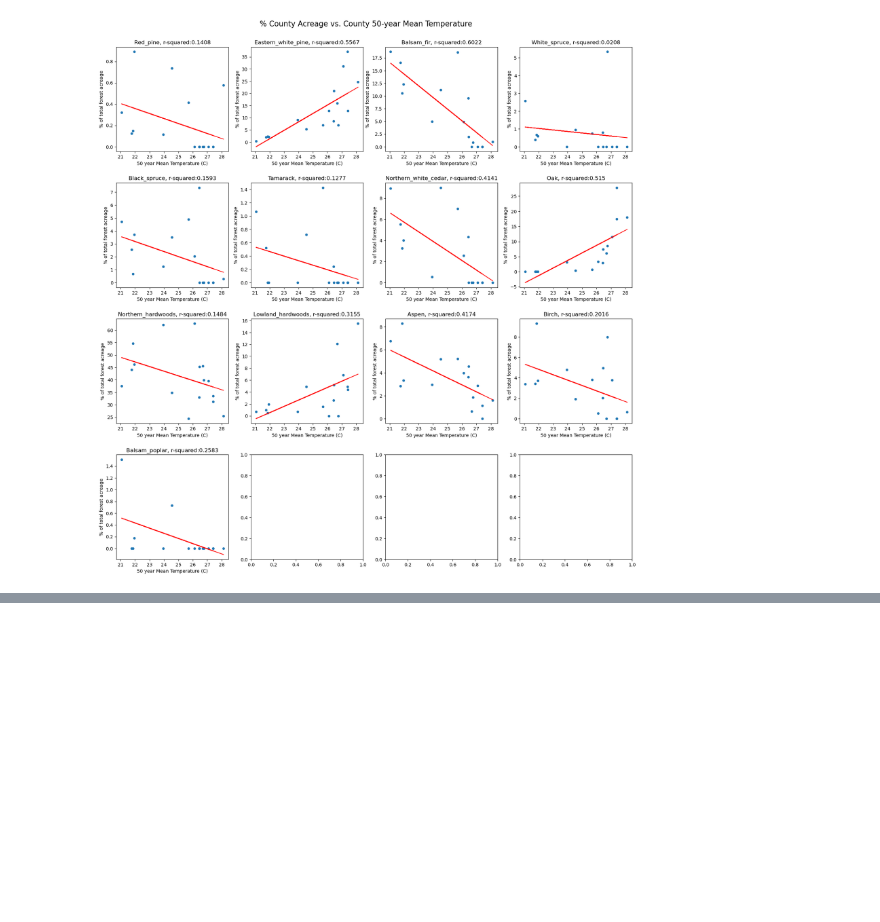
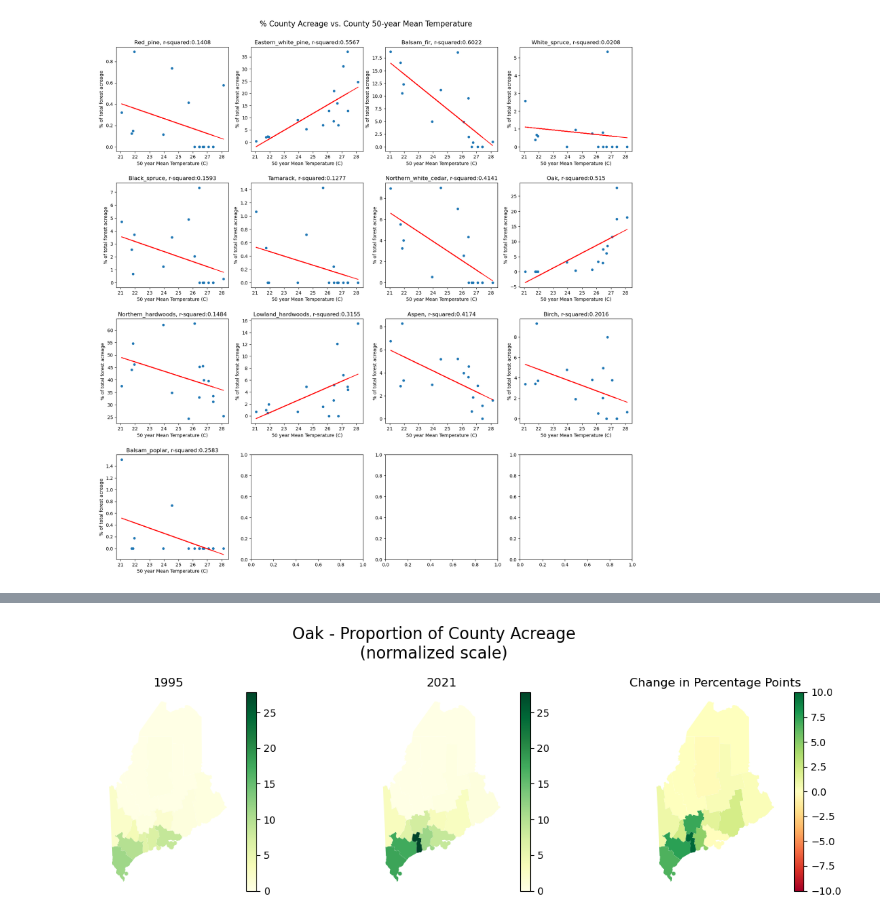
Before and after one commit to rosehanuy/maine-forest, a Jupyter notebook: maine.ipynb, the cells around one changed output, grey strips where cells are left out. Cells and saved outputs as stored; diff of their text form; code cells hidden in the pictures; blank space fills up the shorter version.

```diff
--- a/maine.ipynb
+++ b/maine.ipynb
@@ -144,0 +206,4 @@ for species, ax in zip(species,axs.ravel()):                             # loop
+# %%
+plot_tree_dist('Oak')
+# %% [output]
+[figure, added]
```
Also changed, not shown: parts of 20 cells of this notebook, 1 other file.
